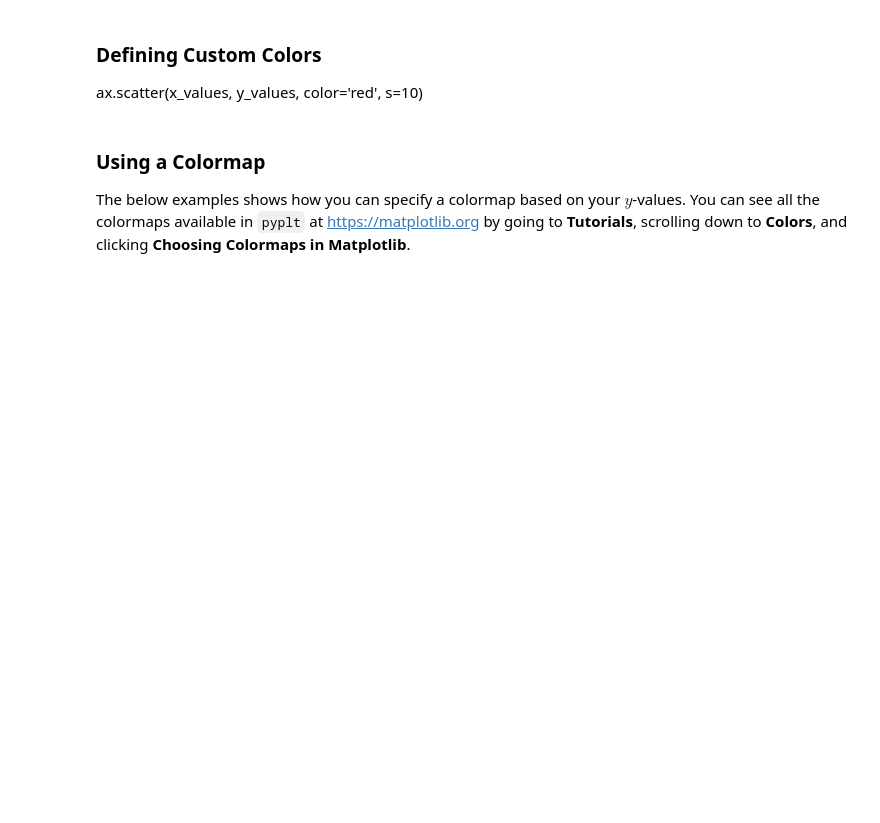
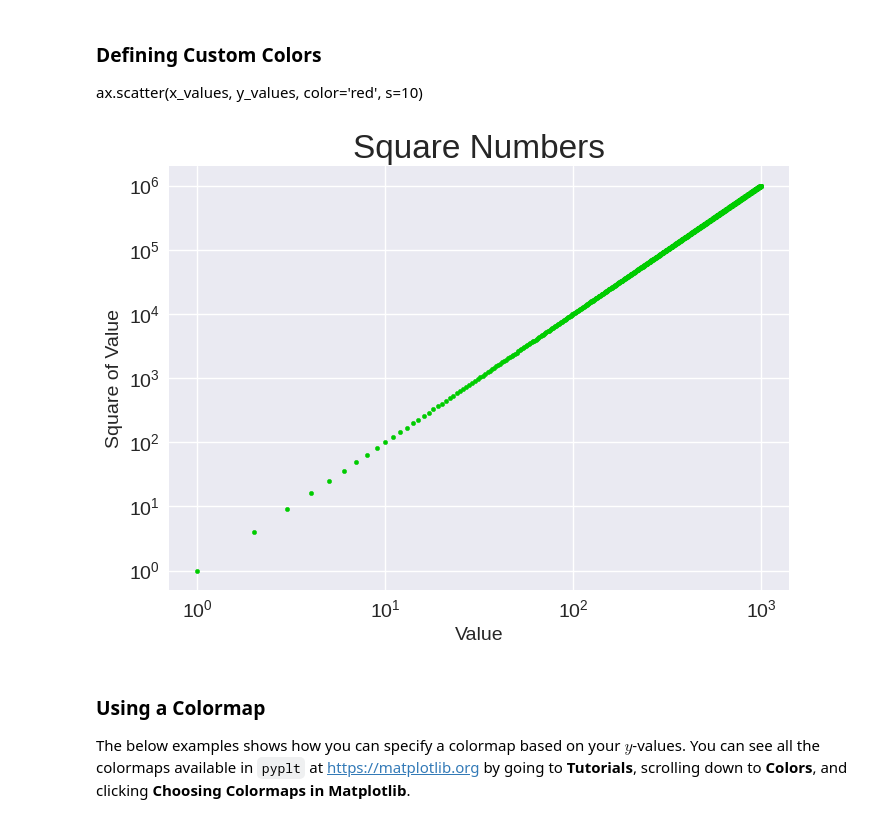
Before and after one commit to MikkelRhodes/p325-sp26-lectures, a Jupyter notebook: 11-arrays-and-plotting/02-plotting-a-line-graph.ipynb, the cells around one changed output. Drawn from its saved outputs; the diff is of its cells as text; code cells hidden in the pictures; blank space fills up the shorter version.

```diff
--- a/11-arrays-and-plotting/02-plotting-a-line-graph.ipynb
+++ b/11-arrays-and-plotting/02-plotting-a-line-graph.ipynb
@@ -253,31 +260,33 @@ ax.scatter(x_values, y_values, color='red', s=10)
 # %%
 import matplotlib.pyplot as plt
 import numpy as np
 
 def square(x):
     """Calculate x^2"""
     return x*x
 
 x_values = np.linspace(1,1000,1000)
 y_values = square(x_values)
 
 plt.style.use('seaborn-v0_8')
 fig, ax = plt.subplots()
-ax.scatter(x_values, y_values, color='red', s=10) # make the points red
-# ax.scatter(x_values, y_values, color=(0, 0.8, 0), s=10) # use RGB colors
+# ax.scatter(x_values, y_values, color='red', s=10) # make the points red
+ax.scatter(x_values, y_values, color=(0, 0.8, 0), s=10) # use RGB colors
 
 # Set chart title and label axes
 ax.set_title('Square Numbers', fontsize=24)
 ax.set_xlabel('Value', fontsize=14)
 ax.set_ylabel('Square of Value', fontsize=14)
 
 # Set size of tick labels
 ax.tick_params(labelsize=14)
 
 # Set the range for each axis: [x_min, x_max, y_min, y_max]
 ax.ticklabel_format(style='plain') # scientific notation
 ax.set_xscale('log')
 ax.set_yscale('log')
+# %% [output]
+[figure, added]
 # %% [markdown]
 ### Using a Colormap
 
```
Also changed, not shown: parts of 5 cells of this notebook, 1 other file.
